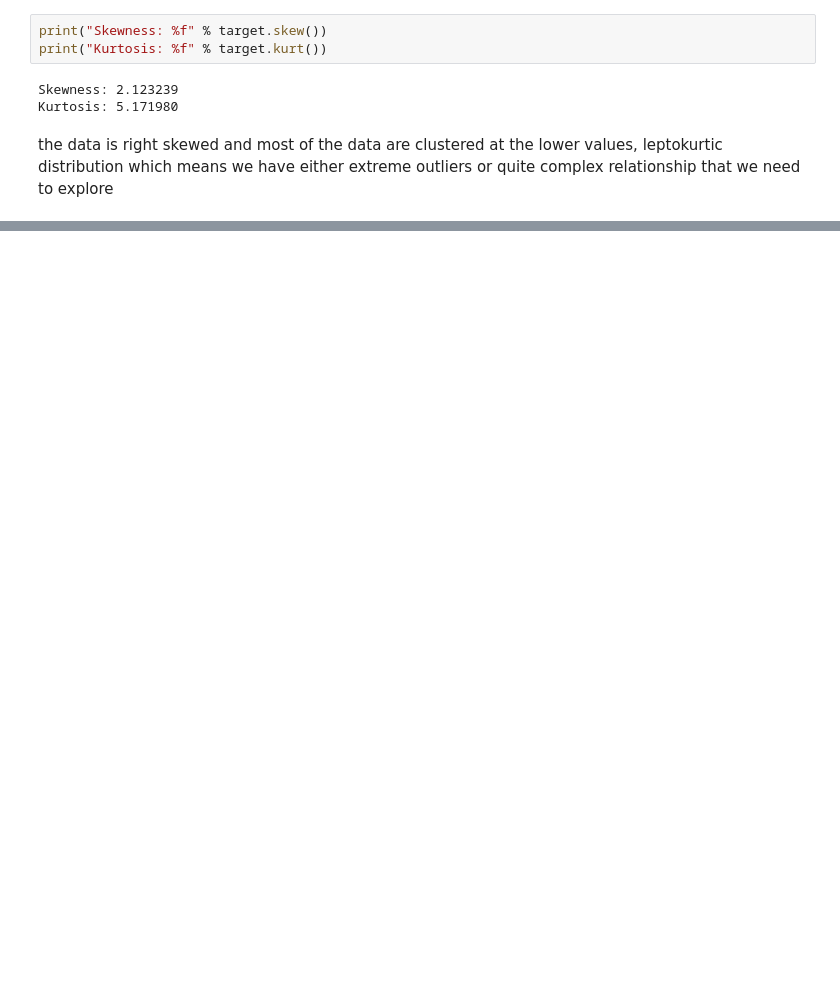
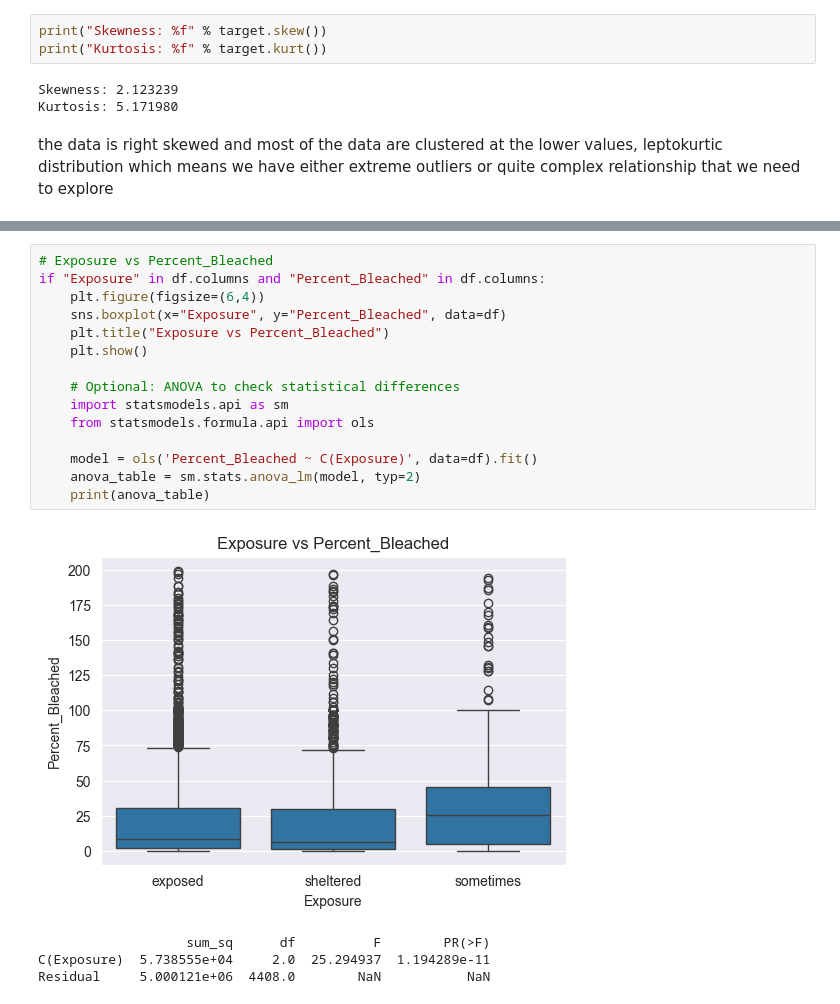
Before and after one commit to Saa1amand3r/hackthefuture2025, a Jupyter notebook: notebooks/02_eda.ipynb, the cells around one changed output, grey strips where cells are left out. Saved outputs shown, nothing was run; the diff lists cells and outputs as text; blank space fills up the shorter version.

```diff
--- a/notebooks/02_eda.ipynb
+++ b/notebooks/02_eda.ipynb
@@ -147,0 +236,20 @@ Exposure: 4412 non-numeric (now NaN). Examples (first 10): ['nan']
+# %%
+# Exposure vs Percent_Bleached
+if "Exposure" in df.columns and "Percent_Bleached" in df.columns:
+    plt.figure(figsize=(6,4))
+    sns.boxplot(x="Exposure", y="Percent_Bleached", data=df)
+    plt.title("Exposure vs Percent_Bleached")
+    plt.show()
+
+    # Optional: ANOVA to check statistical differences
+    import statsmodels.api as sm
+    from statsmodels.formula.api import ols
+
+    model = ols('Percent_Bleached ~ C(Exposure)', data=df).fit()
+    anova_table = sm.stats.anova_lm(model, typ=2)
+    print(anova_table)
+# %% [output]
+[figure, added]
+                   sum_sq      df          F        PR(>F)
+C(Exposure)  5.738555e+04     2.0  25.294937  1.194289e-11
+Residual     5.000121e+06  4408.0        NaN           NaN
```
Also changed, not shown: parts of 16 cells of this notebook.
